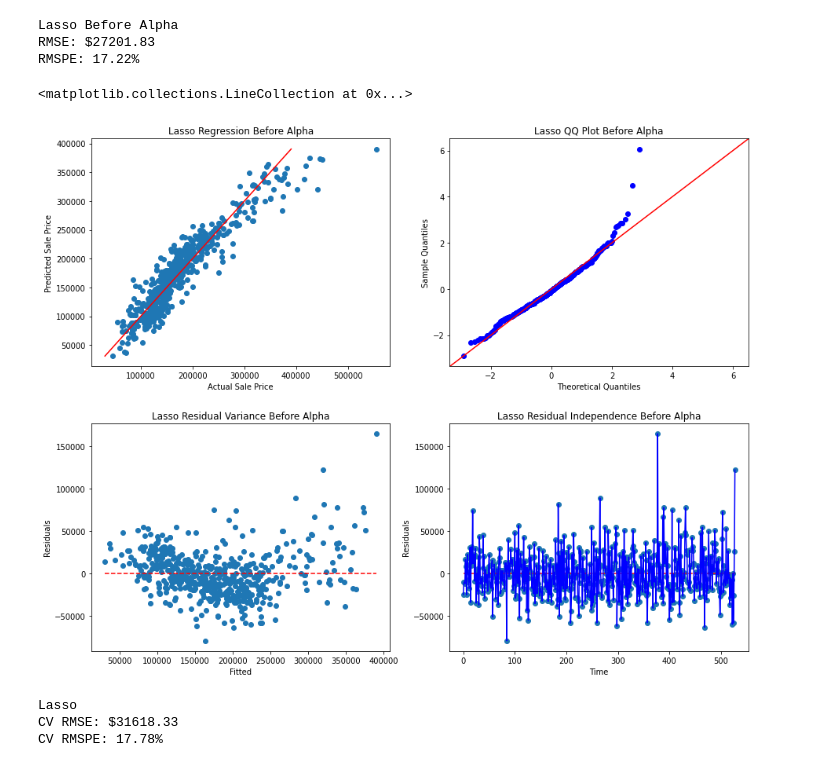
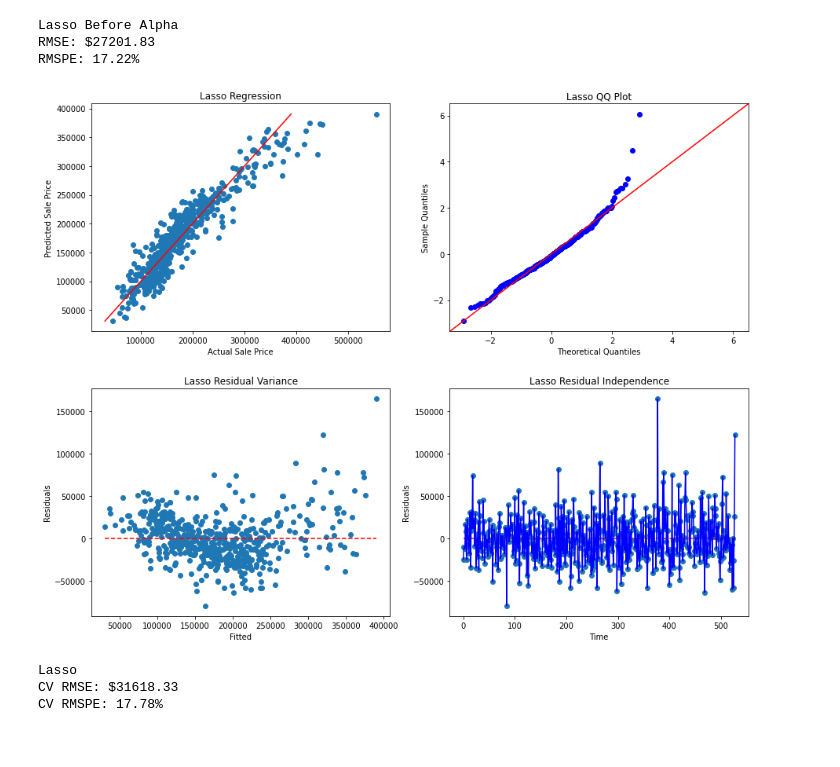
Before and after one commit to cfcastillo/DS-6-Notebooks, a Jupyter notebook: Project_2_Notebook_cfc.ipynb, the cells around one changed output. Saved outputs shown, nothing was run; the diff lists cells and outputs as text; code cells hidden in the pictures.

```diff
--- a/Project_2_Notebook_cfc.ipynb
+++ b/Project_2_Notebook_cfc.ipynb
@@ -868,36 +825,11 @@ print_model_results(y_test, y_pred_lasso_b, label_lasso)
 Lasso Before Alpha
 RMSE: $27201.83
 RMSPE: 17.22%
-# %%
-# Visualize results
-fig, axs = plt.subplots(2,2, figsize = (15,12))
-plt.subplots_adjust(hspace=.25)
-
-axs[0,0].plot([min(y_pred_lasso_b), max(y_pred_lasso_b)],[min(y_pred_lasso_b), max(y_pred_lasso_b)], c='red')
-axs[0,0].scatter(y_test, y_pred_lasso_b)
-axs[0,0].set_xlabel('Actual Sale Price')
-axs[0,0].set_ylabel('Predicted Sale Price')
-axs[0,0].set_title(f'{label_lasso} Regression Before Alpha')
-
-res_lasso = y_test - y_pred_lasso_b
-sm.qqplot(res_lasso, fit=True, line="45", ax=axs[0,1])
-axs[0,1].set_title(f'{label_lasso} QQ Plot Before Alpha')
-
-axs[1,0].scatter(y_pred_lasso_b, res_lasso)
-axs[1,0].set_xlabel("Fitted")
-axs[1,0].set_ylabel("Residuals")
-axs[1,0].set_title(f'{label_lasso} Residual Variance Before Alpha')
-axs[1,0].hlines(0, min(y_pred_lasso_b), max(y_pred_lasso_b), colors = 'red', linestyles = 'dashed')
-
-axs[1,1].scatter(range(len(res_lasso)), res_lasso)
-axs[1,1].plot(range(len(res_lasso)), res_lasso, 'b')
-axs[1,1].set_xlabel("Time")
-axs[1,1].set_ylabel("Residuals")
-axs[1,1].set_title(f'{label_lasso} Residual Independence Before Alpha')
-axs[1,1].hlines(0, min(range(len(res_lasso))), max(range(len(res_lasso))), colors = 'red', linestyles = 'dashed')
-# %% [output]
-<matplotlib.collections.LineCollection at 0x...>
-[figure, removed]
+# %%
+# Visualize results
+plot_model_results(y_test, y_pred_lasso_b, label_lasso)
+# %% [output]
+[figure, added]
 # %%
 # Specify values of alpha we want to try
 alph = [1e-15, 1e-10, 1e-8, 1e-4, 1e-3, 1e-2, 1e-1, 1, 2, 3, 4, 5, 10, 20, 30, 50]
```
Also changed, not shown: parts of 10 cells of this notebook.
